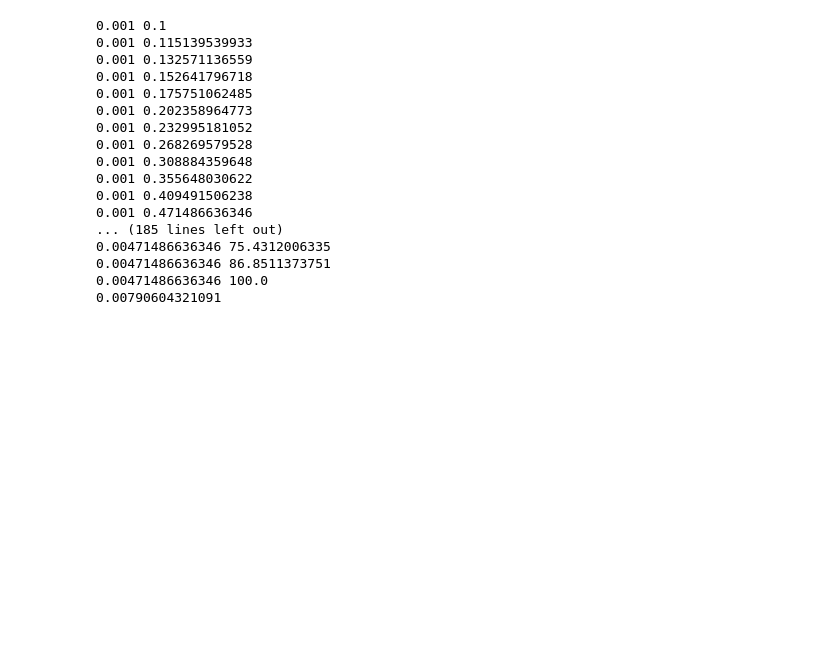
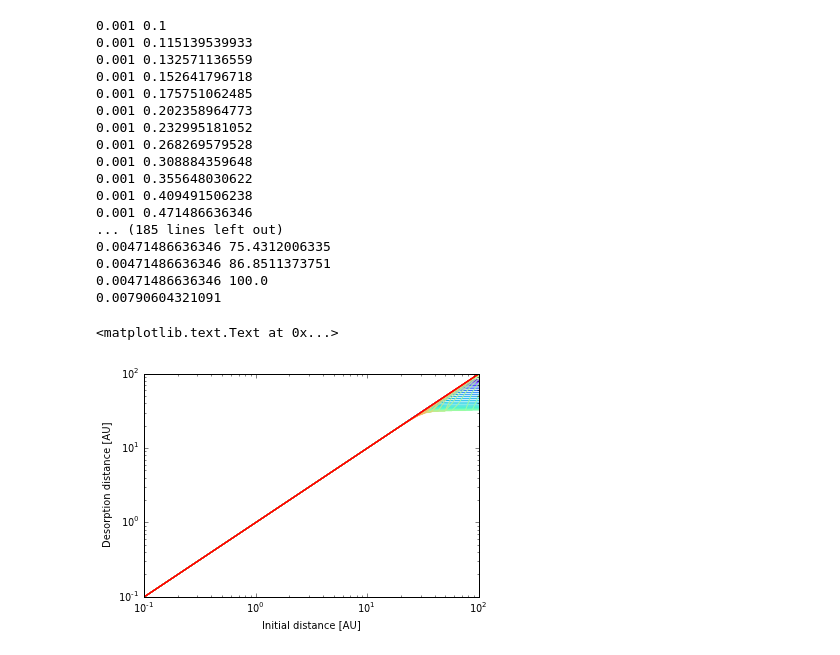
Before and after one commit to apiso/Thesis, a Jupyter notebook: python/drift_desorption_distance_creating_files_activeT_CO.ipynb, the cells around one changed output. Saved outputs shown, nothing was run; the diff lists cells and outputs as text; code cells hidden in the pictures; blank space fills up the shorter version.

```diff
--- a/python/drift_desorption_distance_creating_files_activeT_CO.ipynb
+++ b/python/drift_desorption_distance_creating_files_activeT_CO.ipynb
@@ -9,7 +9,7 @@ darrayCO = np.ndarray(shape = (len(s), len(a)), dtype = float)
 
 for i in range(len(s)):
     for j in range(len(a)):
-        darrayCO[i, j] = rf(a[j], 3e6*365*24*3600, s[i], 1e-8, 28, 850., 0.01, 1e-3, rhos = 2.0, mu = 2.3)
+        darrayCO[i, j] = rf(a[j], 3e6*365*24*3600, s[i], 1e-8, 2e-6, 28, 850., 0.01, 1e-3, rhos = 2.0, mu = 2.3)
         print s[i], a[j]
 # %% [output]
 0.001 0.1
@@ -29,3 +29,26 @@ for i in range(len(s)):
 0.00471486636346 86.8511373751
 0.00471486636346 100.0
 0.00790604321091
+# %%
+f = open('../dat/CO/s_neg3_8_steady_correct.txt', 'wb')
+for i in range(len(s)):
+    f.write('%s ' % str(s[i]))
+    f.write('%s \n' % str(len(a)))
+    for j in range(len(a)):
+        f.write(' %s ' % str(a[j]))
+        f.write(' %s \n' % str(darrayCO[i, j]))
+f.close()
+# %%
+s, a, arrayCO = read_drag_file_many('s_neg3_8_steady_correct.txt', 'CO', 50, 50)
+# %%
+rnb = linspace(0, 256, len(s))
+
+for i in range(0, len(s)):
+    plt.loglog(a, arrayCO[i], c = cm.rainbow(int(rnb[i])))
+plt.ylim(ymin = 0.1, ymax = 1e2)
+plt.xlim(xmin = 0.1, xmax = 1e2)
+plt.ylabel('Desorption distance [AU]')
+plt.xlabel('Initial distance [AU]')
+# %% [output]
+<matplotlib.text.Text at 0x...>
+[figure, added]
```
Also changed, not shown: 1 other file.
